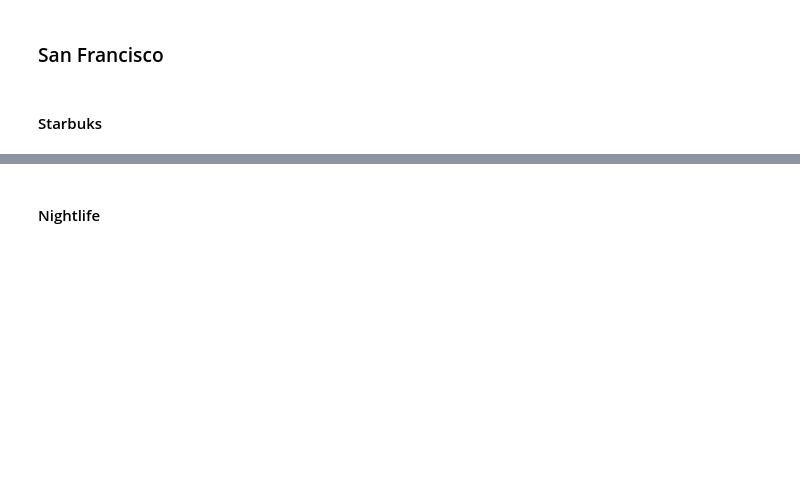
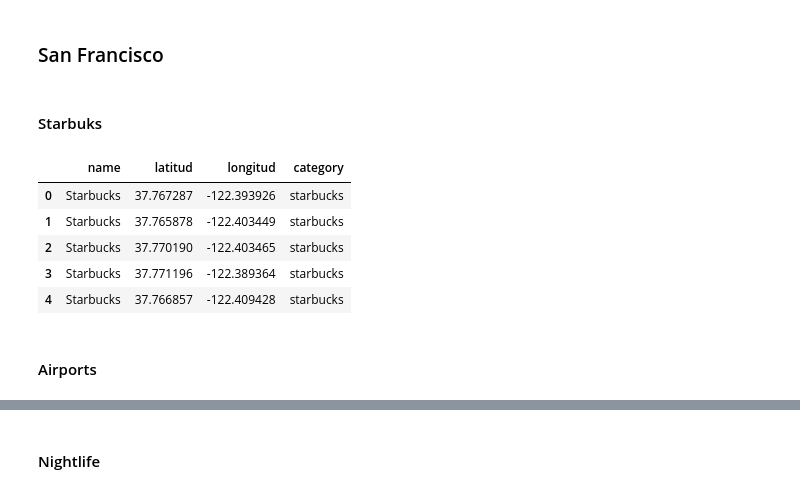
Before and after one commit to jperezllorente/geospatial-project, a Jupyter notebook: proyecto.ipynb, the cells around one changed output, grey strips where cells are left out. Saved outputs shown, nothing was run; the diff lists cells and outputs as text; code cells hidden in the pictures; blank space fills up the shorter version.

```diff
--- a/proyecto.ipynb
+++ b/proyecto.ipynb
@@ -106,0 +248,54 @@ map_sf = mp.mapa(initial_lat, initial_lon, 15)
+# %%
+def places_df(objeto, category, rango):
+
+    '''
+    This function is used with the information extracted from the API.
+
+    It only requires the object in which we have stored the information extracted (using the extract function from api.py).
+
+    Using the getFromDict function and a for loop, it iterates through the different observations and extracts the values of the name,
+    latitude and longitude of each observation. In the following command lines, we can see the hierarchy that the functon follows to get the wanted value.
+
+    The values are stored in a new list of dictionaries that is then turned into a df
+
+    Also, a column named category is created. In this colum we can check the category of the value (club, starbucks, airport), something we will use
+    for creating the map.
+
+    '''
+
+    mapa_nombre = ["venue","name"]
+    latitud = ["venue", "location","lat"]
+    longitud = ["venue","location","lng"]
+
+    x = []
+
+    for diccionario in objeto:
+        lista = {}
+        lista["name"] = getFromDict(diccionario,mapa_nombre)
+        lista["latitud"] = getFromDict(diccionario,latitud)
+        lista["longitud"] = getFromDict(diccionario,longitud)
+
+        x.append(lista)
+
+        df = pd.DataFrame(x)
+
+    c = [category for _ in range(rango)]
+
+    df["category"] = c
+
+    return df
+# %%
+#This function creates a dataframe based on the previous object. The columns are name, latitude, longitude and category
+
+starbucks_sf = places_df(starbucks, "starbucks", 15)
+# %%
+starbucks_sf.head()
+# %% [output]
+|  | name | latitud | longitud | category |
+| 0 | Starbucks | 37.767287 | -122.393926 | starbucks |
+| 1 | Starbucks | 37.765878 | -122.403449 | starbucks |
+| 2 | Starbucks | 37.770190 | -122.403465 | starbucks |
+| 3 | Starbucks | 37.771196 | -122.389364 | starbucks |
+| 4 | Starbucks | 37.766857 | -122.409428 | starbucks |
+# %% [markdown]
+#### Airports
```
Also changed, not shown: parts of 118 cells of this notebook, 1 other file.
